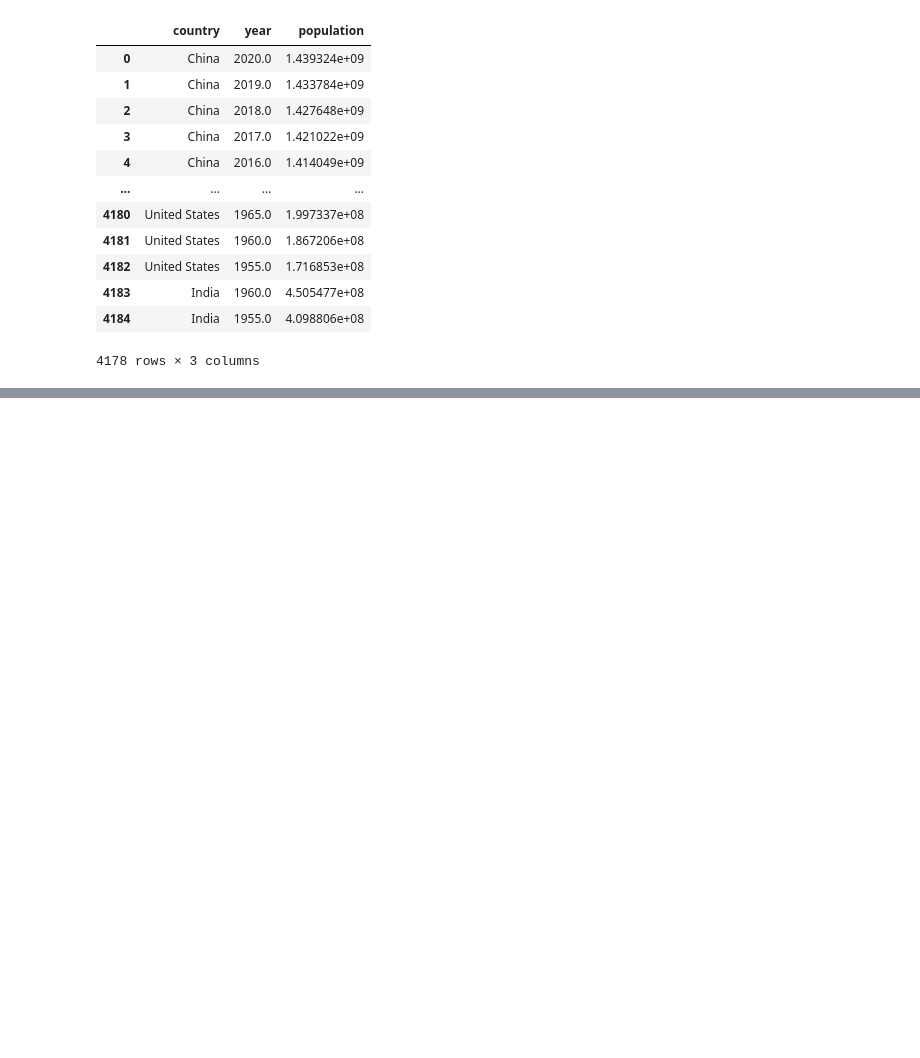
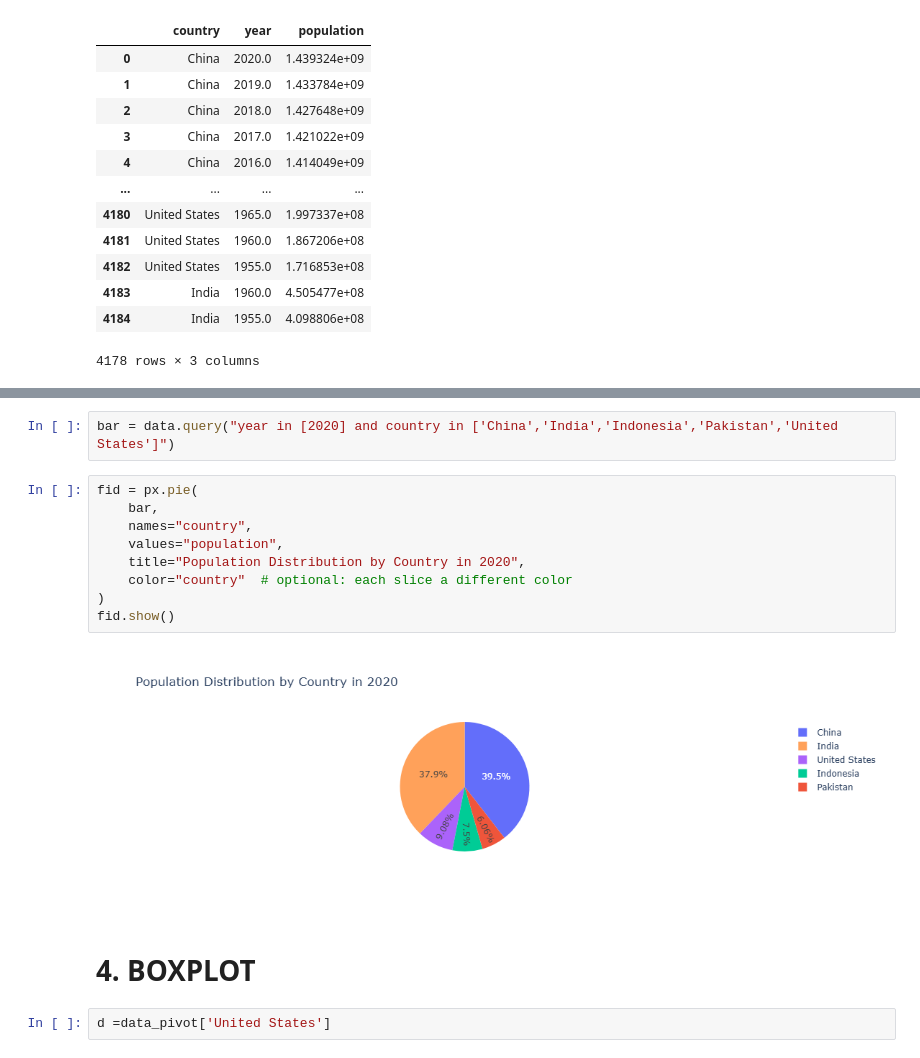
Before and after one commit to MUNYEMANA12/data-visualization, a Jupyter notebook: visualization.ipynb, the cells around one changed output, grey strips where cells are left out. Drawn from its saved outputs; the diff is of its cells as text; blank space fills up the shorter version.

```diff
--- a/visualization.ipynb
+++ b/visualization.ipynb
@@ -156,0 +150,17 @@ fig.show()
+# %%
+bar = data.query("year in [2020] and country in ['China','India','Indonesia','Pakistan','United States']")
+# %%
+fid = px.pie(
+    bar,
+    names="country",
+    values="population",
+    title="Population Distribution by Country in 2020",
+    color="country"  # optional: each slice a different color
+)
+fid.show()
+# %% [output]
+[figure, added]
+# %% [markdown]
+# 4. BOXPLOT
+# %%
+d =data_pivot['United States']
```
Also changed, not shown: parts of 13 cells of this notebook.
